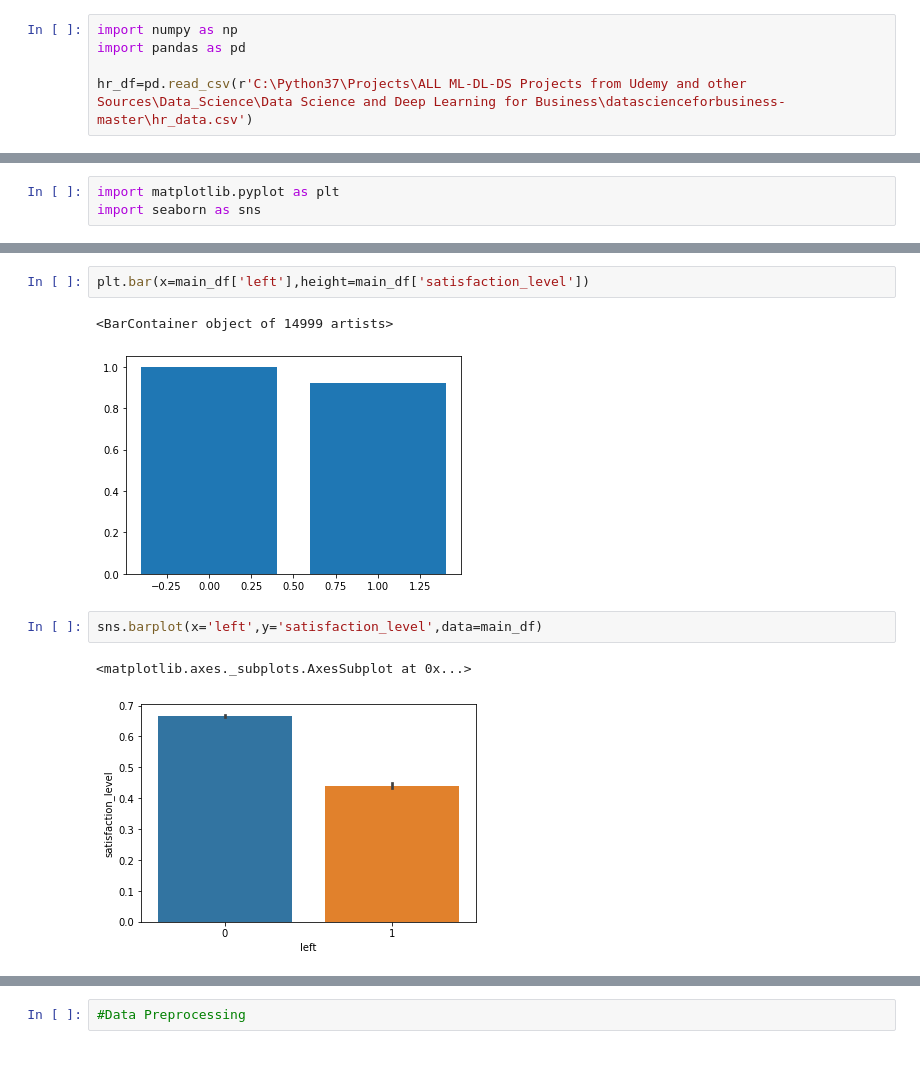
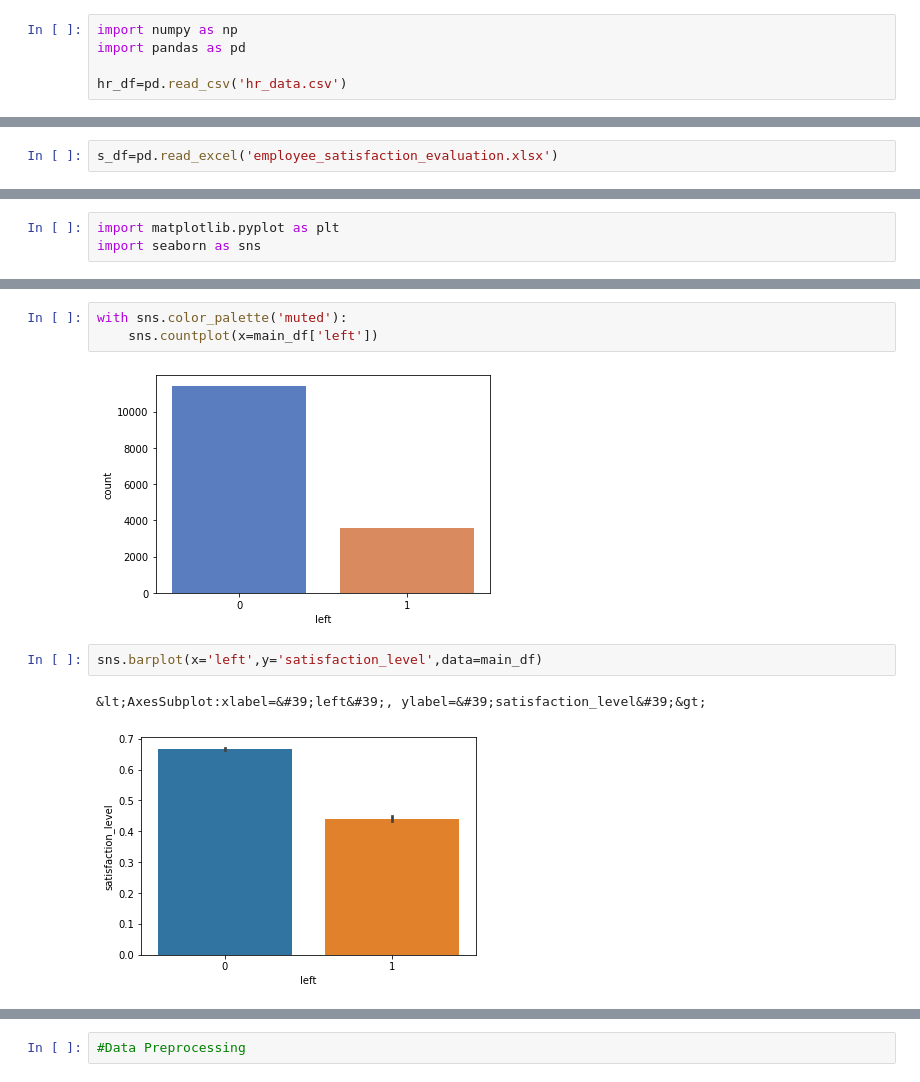
Before and after one commit to pydeveloperashish/Predicting-which-of-your-Employee-will-Quit-your-Company-Data-Science-Project, a Jupyter notebook: Prediction of Which of your Employee will Quit Your Company.ipynb, the cells around one changed output, grey strips where cells are left out. Cells and saved outputs as stored; diff of their text form.

```diff
--- a/Prediction of Which of your Employee will Quit Your Company.ipynb
+++ b/Prediction of Which of your Employee will Quit Your Company.ipynb
@@ -2,7 +2,7 @@
 import numpy as np
 import pandas as pd
 
-hr_df=pd.read_csv(r'C:\Python37\Projects\ALL ML-DL-DS Projects from Udemy and other Sources\Data_Science\Data Science and Deep Learning for Business\datascienceforbusiness-master\hr_data.csv')
+hr_df=pd.read_csv('hr_data.csv')
 # %%
 hr_df
 # %% [output]
@@ -64,3 +62,5 @@ s_df=pd.read_excel(r'C:\Python37\Projects\ALL ML-DL-DS Projects from Udemy and o
+# %%
+s_df=pd.read_excel('employee_satisfaction_evaluation.xlsx')
 # %%
 s_df
 # %% [output]
@@ -243,12 +266,12 @@ No handles with labels found to put in legend.
-# %%
-plt.bar(x=main_df['left'],height=main_df['satisfaction_level'])
-# %% [output]
-<BarContainer object of 14999 artists>
-[figure, removed]
+# %%
+with sns.color_palette('muted'):
+    sns.countplot(x=main_df['left'])
+# %% [output]
+[figure, added]
 # %%
 sns.barplot(x='left',y='satisfaction_level',data=main_df)
 # %% [output]
-<matplotlib.axes._subplots.AxesSubplot at 0x...>
+&lt;AxesSubplot:xlabel=&#39;left&#39;, ylabel=&#39;satisfaction_level&#39;&gt;
 [figure]
 # %%
 sns.barplot(x='promotion_last_5years',y='satisfaction_level',data=main_df,hue='left')
```
Also changed, not shown: parts of 75 cells of this notebook.
